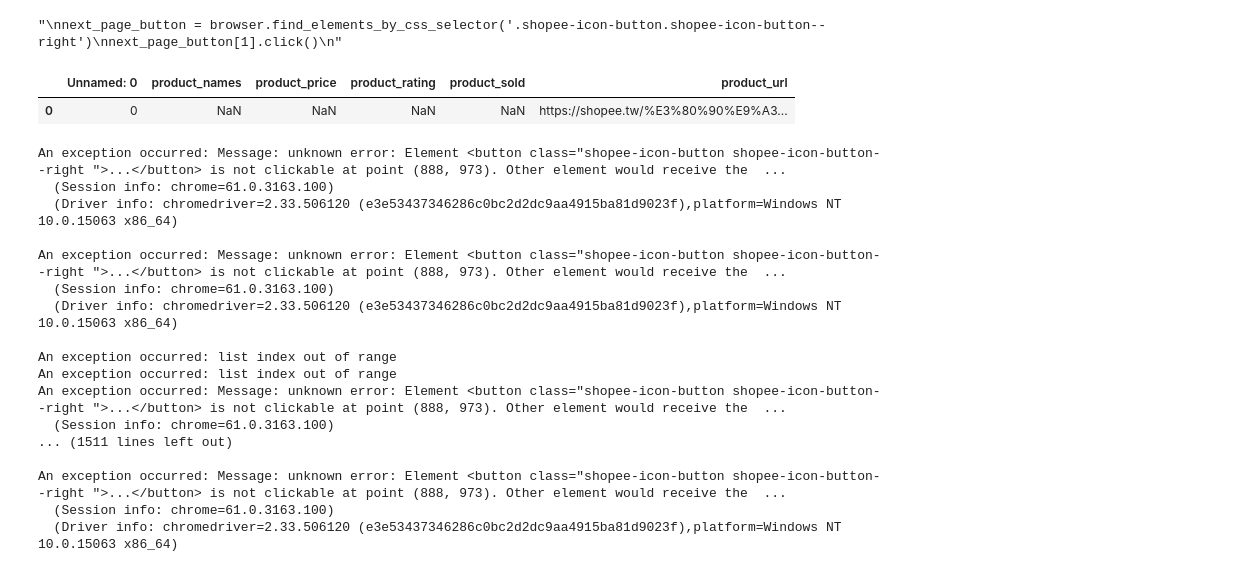
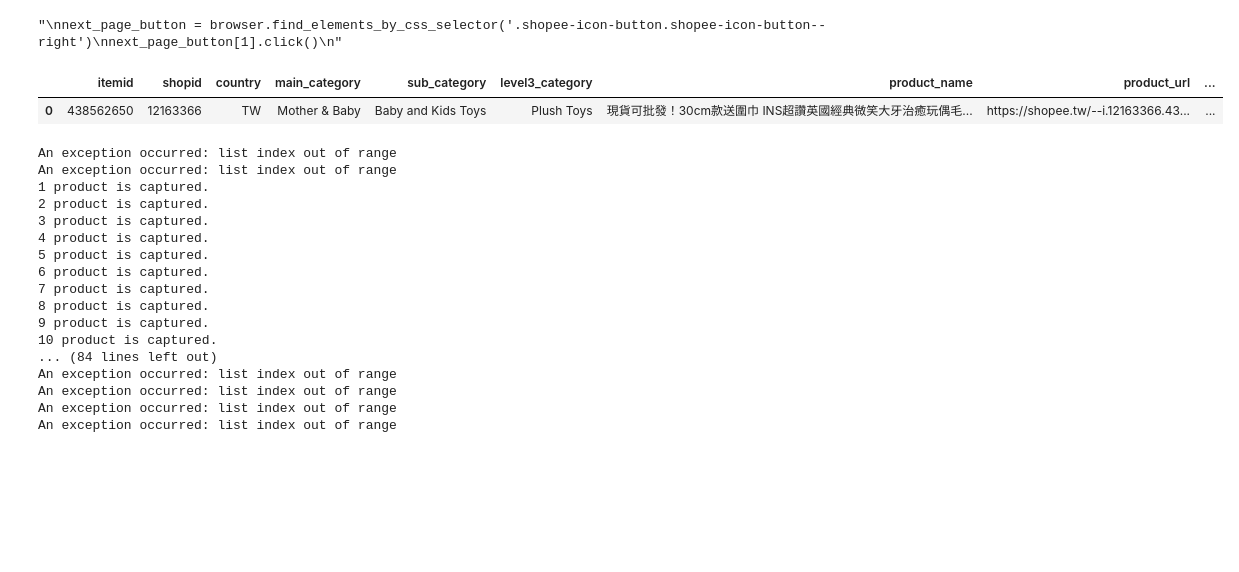
Before and after one commit to enzolife/Python-Scripts, a Jupyter notebook: Scripts/Shopee_Add_Fans_from_Product_Page.ipynb, the cells around one changed output. Drawn from its saved outputs; the diff is of its cells as text; code cells hidden in the pictures; blank space fills up the shorter version.

```diff
--- a/Scripts/Shopee_Add_Fans_from_Product_Page.ipynb
+++ b/Scripts/Shopee_Add_Fans_from_Product_Page.ipynb
@@ -46,28 +46,29 @@ next_page_button[1].click()
 "\nnext_page_button = browser.find_elements_by_css_selector('.shopee-icon-button.shopee-icon-button--right')\nnext_page_button[1].click()\n"
 # %%
 # 先读取Top Product列表
-top_product_path = "D://shopee_product_list.csv"
-top_product = pd.read_csv(top_product_path, sep=',', encoding='gbk')
+top_product_path = "D://shopee_tw_top_baby_product.csv"
+top_product = pd.read_csv(top_product_path, sep=',')
 top_product[:1]
 # %% [output]
-|  | Unnamed: 0 | product_names | product_price | product_rating | product_sold | product_url |
-| 0 | 0 | NaN | NaN | NaN | NaN | https://shopee.tw/%E3%80%90%E9%A3... |
+|  | itemid | shopid | country | main_category | sub_category | level3_category | product_name | product_url | ... |
+| 0 | 438562650 | 12163366 | TW | Mother & Baby | Baby and Kids Toys | Plush Toys | 現貨可批發！30cm款送圍巾 INS超讚英國經典微笑大牙治癒玩偶毛... | https://shopee.tw/--i.12163366.43... | ... |
 # %%
 # 创建空的list
 comment_person_name_list = []
+run_time = 1
 
-for product_url in top_product["product_url"]:
+for product_url in top_product["product_url"][:100]:
     browser.get(product_url)
 
     try:
         # 点击“商品留言”
         product_comment = browser.find_elements_by_css_selector('.product-page__tab-link')
-        product_comment[2].click()
+        product_comment[1].click()
 
         for i in range(5):
 
             # 列出评价者主页
-            comment_person_name = browser.find_elements_by_css_selector('.shopee-product-comment-item__author-name')
+            comment_person_name = browser.find_elements_by_css_selector('.shopee-product-rating__author-name')
 
             # 获取评论者主页URL
             for comment_person_url in comment_person_name:
@@ -81,30 +82,32 @@ for product_url in top_product["product_url"]:
 
             i = i + 1
 
+        print(str(run_time) + ' product is captured.')
+        run_time += 1
     except Exception as err:
         print("An exception occurred: " + str(err))
 
 #转换为data frame
 comment_person_url_data_frame = pd.DataFrame({'comment_person_url': comment_person_name_list})
 # 去重
-comment_person_url_data_frame.drop_duplicates(subset='comment_person_url')
+comment_person_url_data_frame = comment_person_url_data_frame.drop_duplicates(subset='comment_person_url')
 #导出
 comment_person_url_data_frame.to_csv('D://comment_person_url.csv', sep=',')
 # %% [output]
-An exception occurred: Message: unknown error: Element <button class="shopee-icon-button shopee-icon-button--right ">...</button> is not clickable at point (888, 973). Other element would receive the  ...
-  (Session info: chrome=61.0.3163.100)
-  (Driver info: chromedriver=2.33.506120 (e3e53437346286c0bc2d2dc9aa4915ba81d9023f),platform=Windows NT 10.0.15063 x86_64)
-
-An exception occurred: Message: unknown error: Element <button class="shopee-icon-button shopee-icon-button--right ">...</button> is not clickable at point (888, 973). Other element would receive the  ...
-  (Session info: chrome=61.0.3163.100)
-  (Driver info: chromedriver=2.33.506120 (e3e53437346286c0bc2d2dc9aa4915ba81d9023f),platform=Windows NT 10.0.15063 x86_64)
-
 An exception occurred: list index out of range
 An exception occurred: list index out of range
-An exception occurred: Message: unknown error: Element <button class="shopee-icon-button shopee-icon-button--right ">...</button> is not clickable at point (888, 973). Other element would receive the  ...
-  (Session info: chrome=61.0.3163.100)
-... (1511 lines left out)
-
-An exception occurred: Message: unknown error: Element <button class="shopee-icon-button shopee-icon-button--right ">...</button> is not clickable at point (888, 973). Other element would receive the  ...
-  (Session info: chrome=61.0.3163.100)
-  (Driver info: chromedriver=2.33.506120 (e3e53437346286c0bc2d2dc9aa4915ba81d9023f),platform=Windows NT 10.0.15063 x86_64)
+1 product is captured.
+2 product is captured.
+3 product is captured.
+4 product is captured.
+5 product is captured.
+6 product is captured.
+7 product is captured.
+8 product is captured.
+9 product is captured.
+10 product is captured.
+... (84 lines left out)
+An exception occurred: list index out of range
+An exception occurred: list index out of range
+An exception occurred: list index out of range
+An exception occurred: list index out of range
```
Also changed, not shown: 11 other files.
